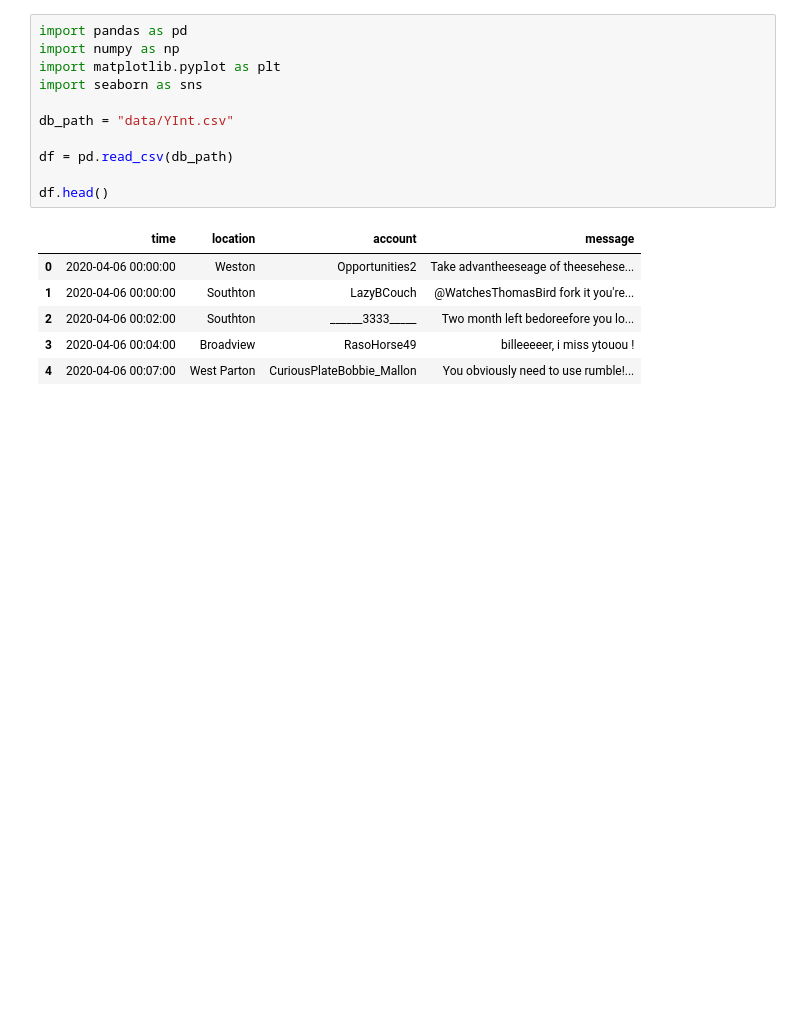
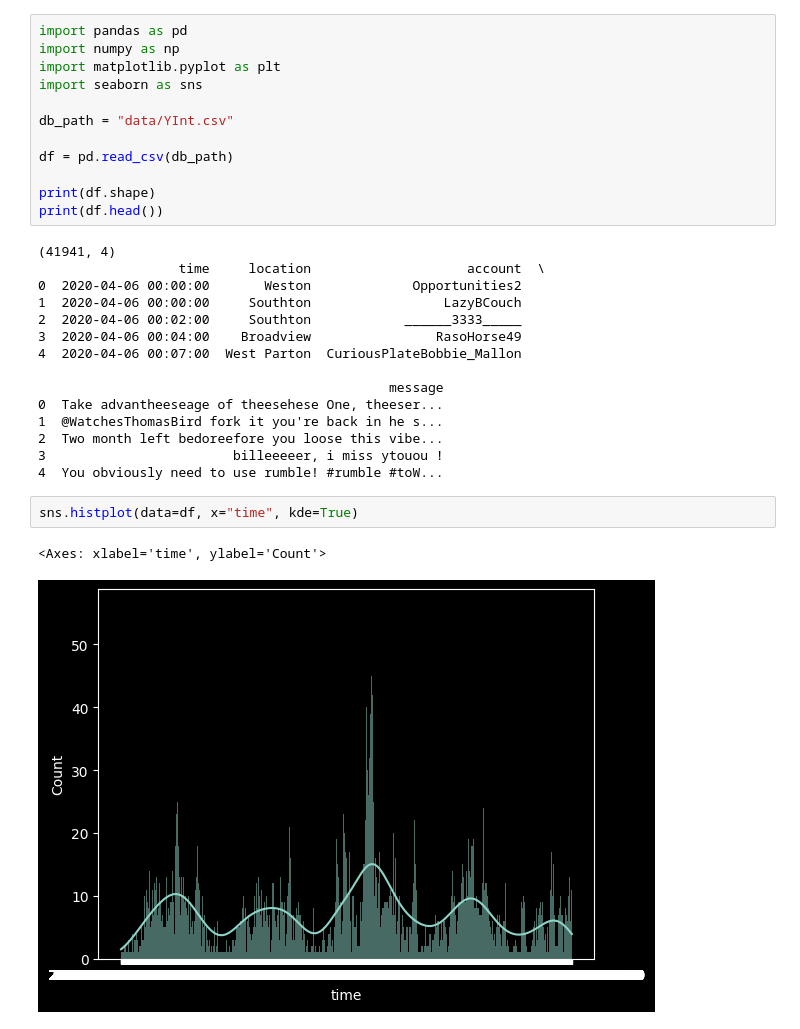
Before and after one commit to FacundoMarin/machine-learning, a Jupyter notebook: Machine Learning posgrado 2023/Final Project/Project.ipynb, the cells around one changed output. Drawn from its saved outputs; the diff is of its cells as text; blank space fills up the shorter version.

```diff
--- a/Machine Learning posgrado 2023/Final Project/Project.ipynb
+++ b/Machine Learning posgrado 2023/Final Project/Project.ipynb
@@ -13,11 +63,25 @@ db_path = "data/YInt.csv"
 
 df = pd.read_csv(db_path)
 
-df.head()
+print(df.shape)
+print(df.head())
 # %% [output]
-|  | time | location | account | message |
-| 0 | 2020-04-06 00:00:00 | Weston | Opportunities2 | Take advantheeseage of theesehese... |
-| 1 | 2020-04-06 00:00:00 | Southton | LazyBCouch | @WatchesThomasBird fork it you're... |
-| 2 | 2020-04-06 00:02:00 | Southton | ______3333_____ | Two month left bedoreefore you lo... |
-| 3 | 2020-04-06 00:04:00 | Broadview | RasoHorse49 | billeeeeer, i miss ytouou ! |
-| 4 | 2020-04-06 00:07:00 | West Parton | CuriousPlateBobbie_Mallon | You obviously need to use rumble!... |
+(41941, 4)
+                  time     location                    account  \
+0  2020-04-06 00:00:00       Weston             Opportunities2
+1  2020-04-06 00:00:00     Southton                 LazyBCouch
+2  2020-04-06 00:02:00     Southton            ______3333_____
+3  2020-04-06 00:04:00    Broadview                RasoHorse49
+4  2020-04-06 00:07:00  West Parton  CuriousPlateBobbie_Mallon
+
+                                             message
+0  Take advantheeseage of theesehese One, theeser...
+1  @WatchesThomasBird fork it you're back in he s...
+2  Two month left bedoreefore you loose this vibe...
+3                        billeeeeer, i miss ytouou !
+4  You obviously need to use rumble! #rumble #toW...
+# %%
+sns.histplot(data=df, x="time", kde=True)
+# %% [output]
+<Axes: xlabel='time', ylabel='Count'>
+[figure, added]
```
Also changed, not shown: parts of 17 cells of this notebook, 5 other files.
